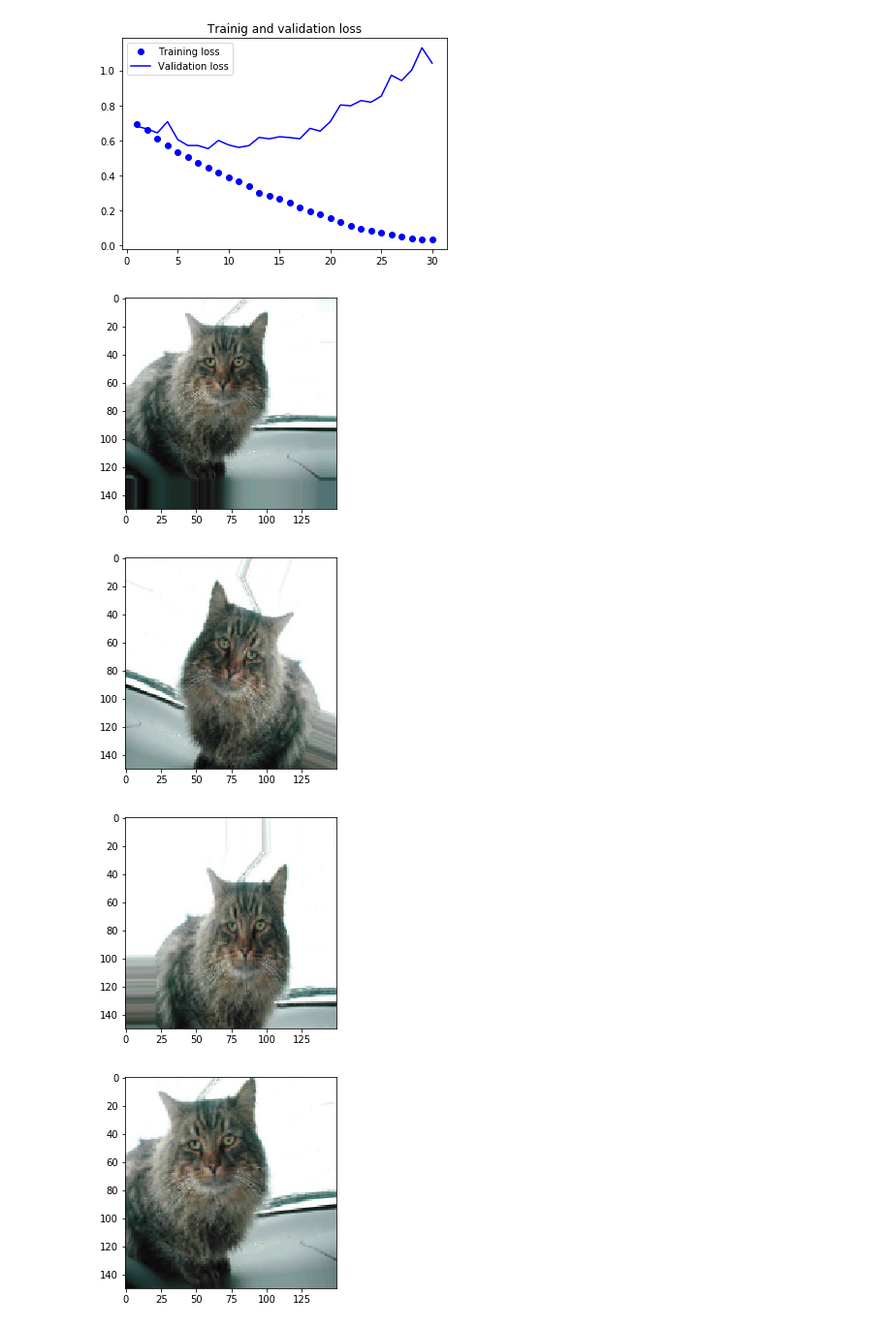
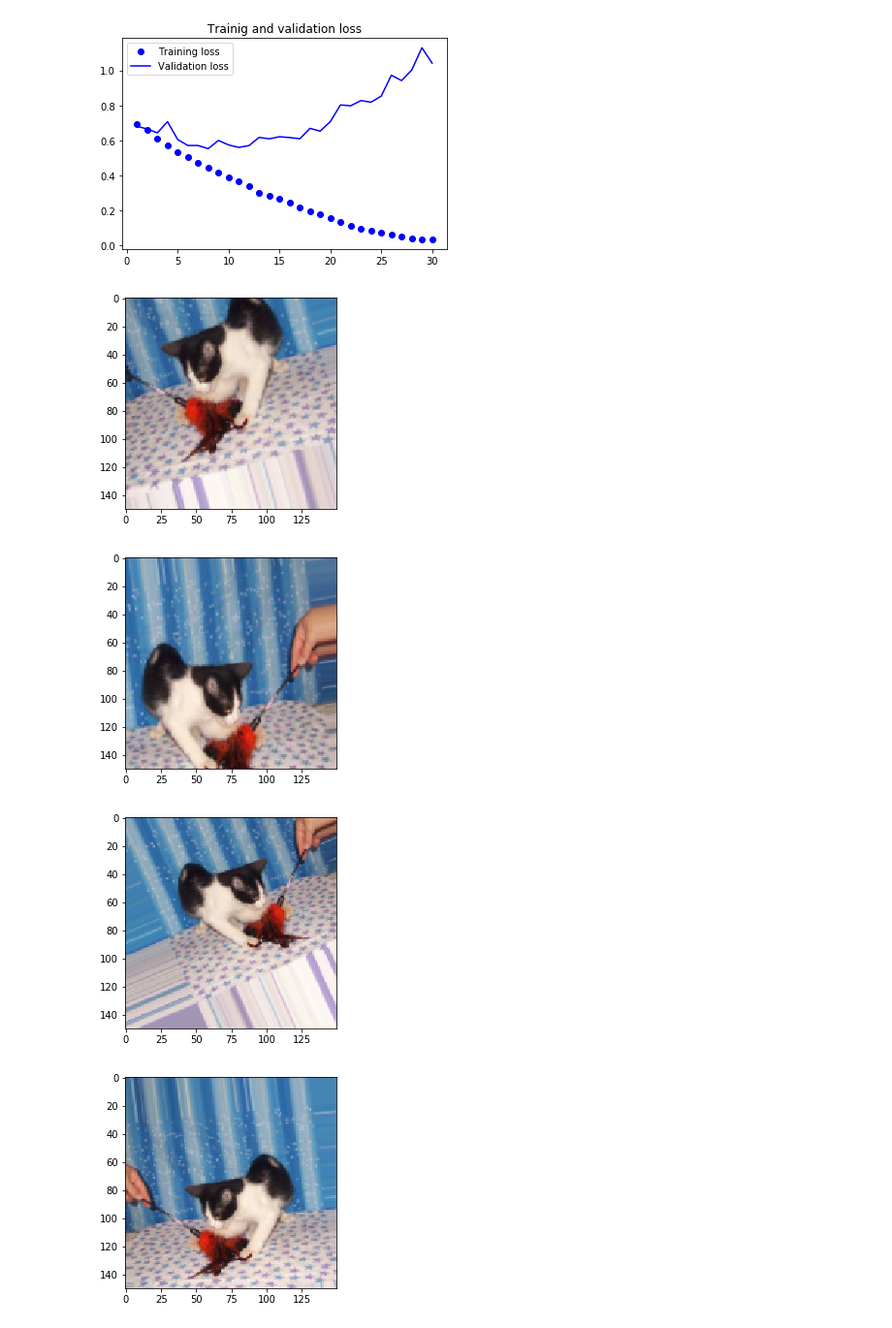
Before and after one commit to jbessi/dogs-vs-cats, a Jupyter notebook: dogs_vs_cats.ipynb, the cells around one changed output. Shown at 97% size. Drawn from its saved outputs; the diff is of its cells as text; code cells hidden in the pictures.

```diff
--- a/dogs_vs_cats.ipynb
+++ b/dogs_vs_cats.ipynb
@@ -219,9 +219,9 @@ def augmented_images(z):
         if i % 4 == 0:
             break
 # %%
-augmented_images(56)
+augmented_images(800)
 # %% [output]
-[figure, old version]
+[figure, new version]
-[figure, old version]
+[figure, new version]
-[figure, old version]
+[figure, new version]
-[figure, old version]
+[figure, new version]
```
